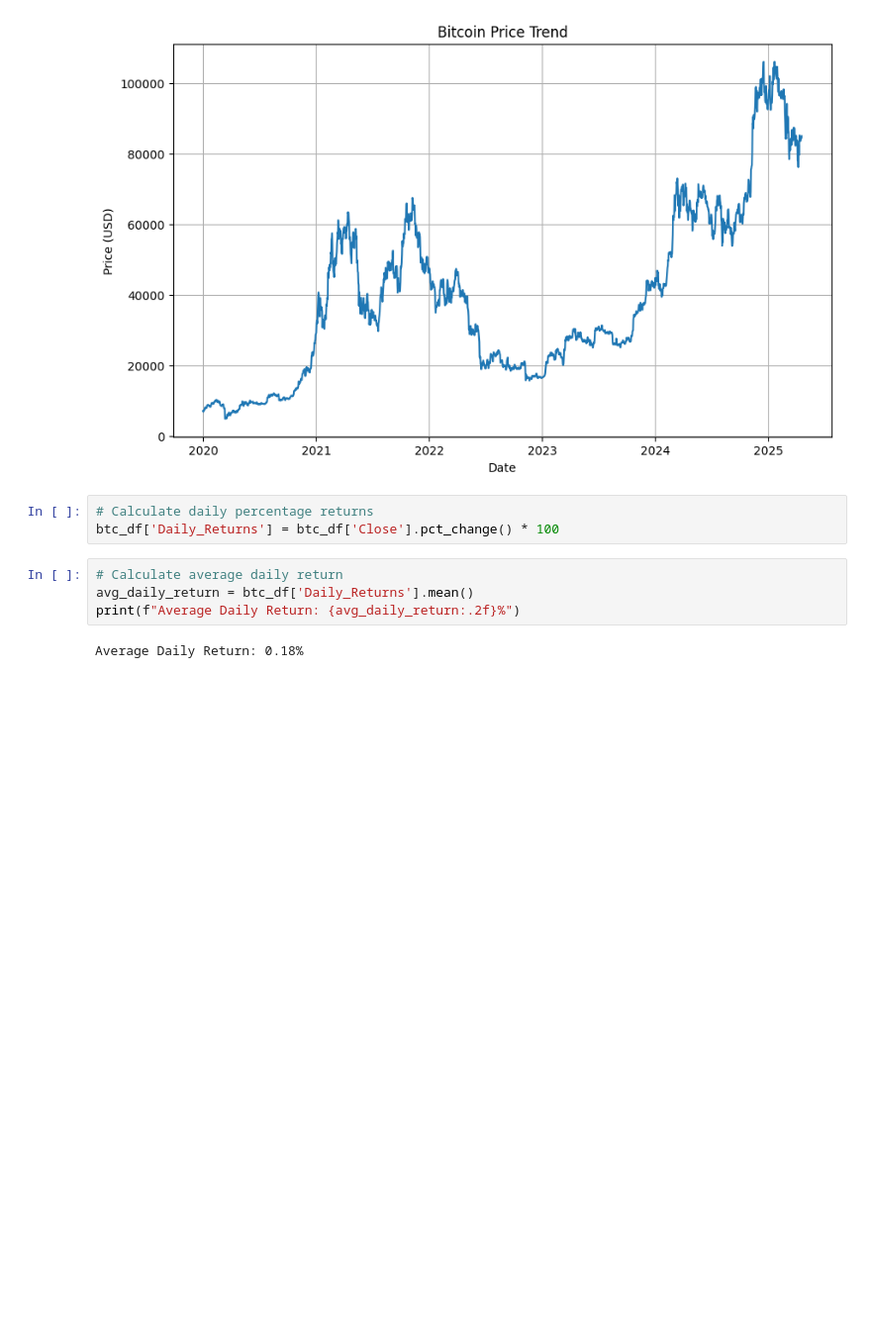
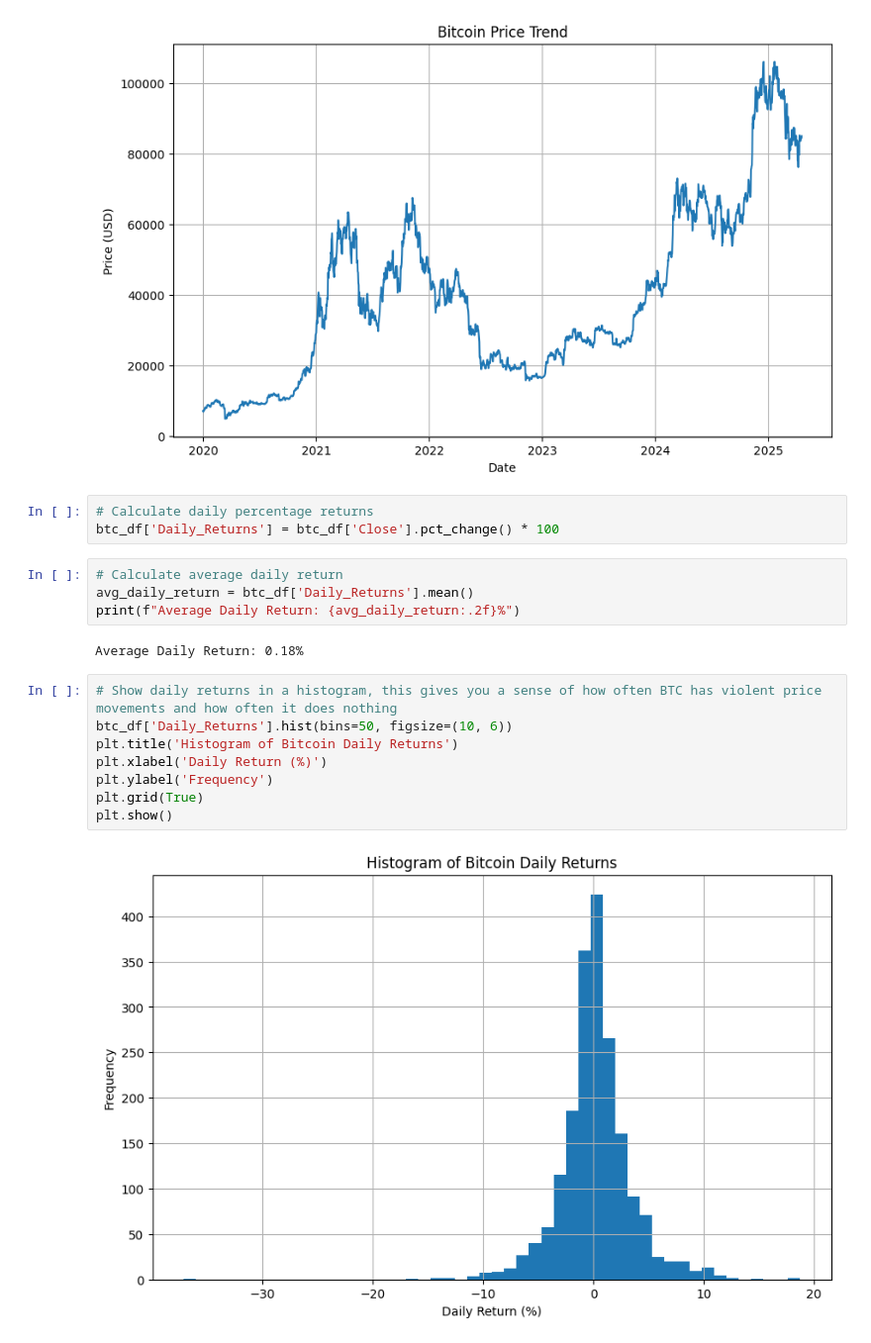
Before and after one commit to 1080atlas/bitcoin-pa-analysis, a Jupyter notebook: Main.ipynb, the cells around one changed output. Shown: that part at 99% size. Drawn from its saved outputs; the diff is of its cells as text; blank space fills up the shorter version.

Commit message:
added a histogram of daily returns, calculated volatility over 30-day window and plotted said volatility

```diff
--- a/Main.ipynb
+++ b/Main.ipynb
@@ -107,3 +107,13 @@ avg_daily_return = btc_df['Daily_Returns'].mean()
 print(f"Average Daily Return: {avg_daily_return:.2f}%")
 # %% [output]
 Average Daily Return: 0.18%
+# %%
+# Show daily returns in a histogram, this gives you a sense of how often BTC has violent price movements and how often it does nothing
+btc_df['Daily_Returns'].hist(bins=50, figsize=(10, 6))
+plt.title('Histogram of Bitcoin Daily Returns')
+plt.xlabel('Daily Return (%)')
+plt.ylabel('Frequency')
+plt.grid(True)
+plt.show()
+# %% [output]
+[figure, added]
```
Also changed, not shown: parts of 2 cells of this notebook.
